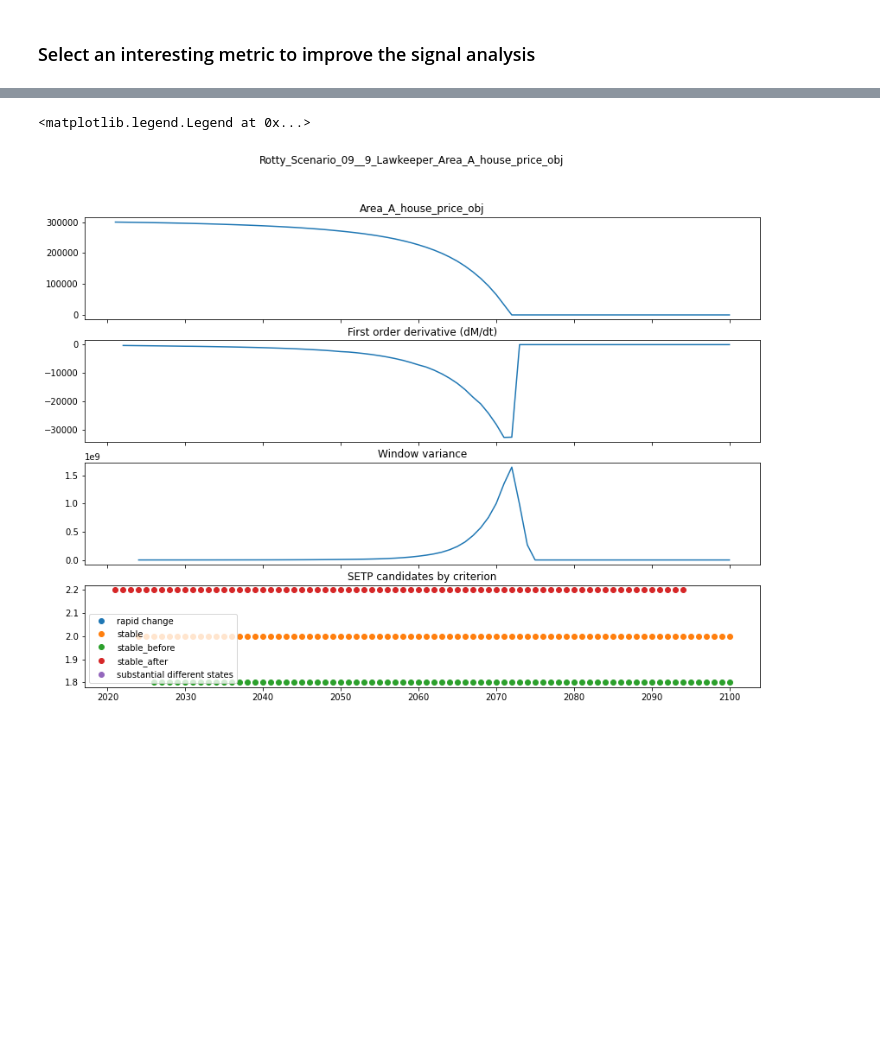
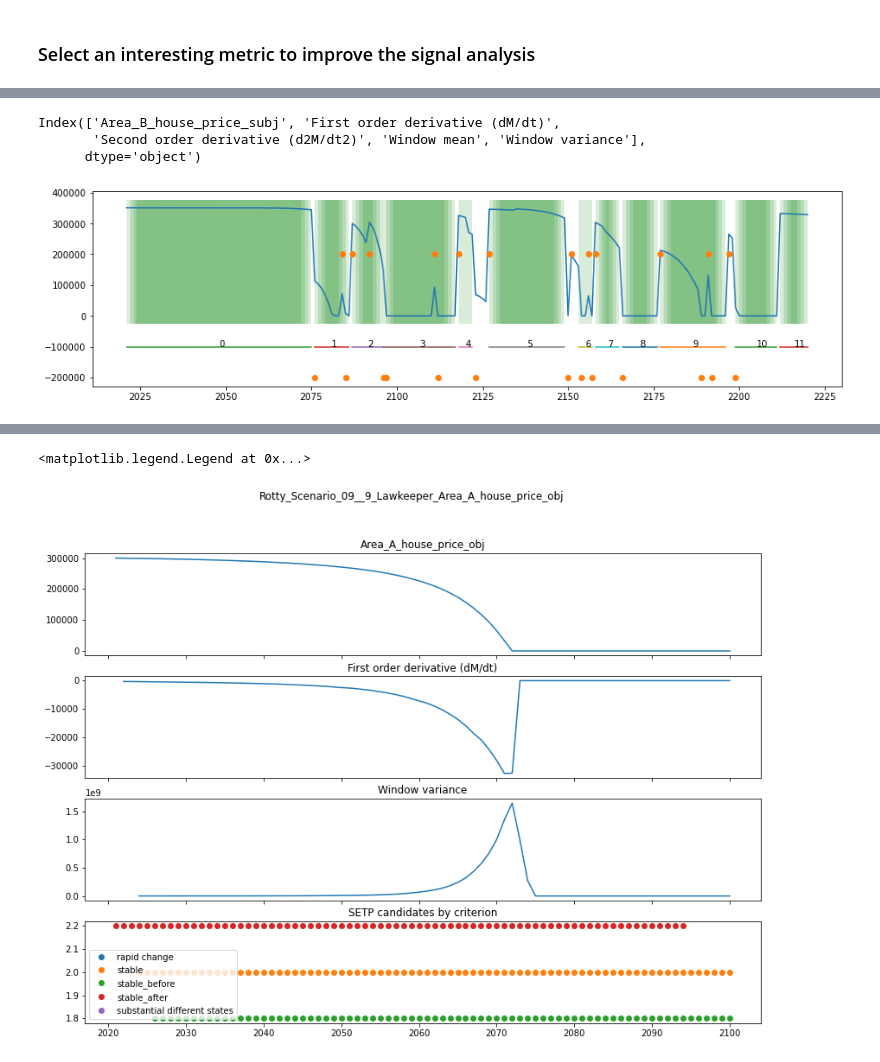
Before and after one commit to keesvanginkel/Urban-SETP, a Jupyter notebook: Tipping point identification_new.ipynb, the cells around one changed output, grey strips where cells are left out. Cells and saved outputs as stored; diff of their text form; code cells hidden in the pictures; blank space fills up the shorter version.

```diff
--- a/Tipping point identification_new.ipynb
+++ b/Tipping point identification_new.ipynb
@@ -125,0 +115,44 @@ plt.legend(loc='lower left')
+# %%
+M = M_sel[0]
+
+fig, ax = plt.subplots(nrows=1,figsize=(15,4))
+print(M.statistics.columns)
+col = M.statistics.columns[0]
+ax = M.statistics[col].plot(ax=ax)
+
+
+### PLOT STABLE STATES AS SHADED AREAS ###
+#Windows have length 'window'
+#shading starts at - window t
+
+#Add all not-nan values as a starting point for a box
+boxes_left = []
+series = M.candidates['stable']
+for index,value in series.items():
+    if not np.isnan(value): #this is a relevant value
+        boxes_left.append(index)
+boxes_left
+
+patches_list=[]
+for year in boxes_left:
+    art = patches.Rectangle((year-window,- 25_000),window,400_000)
+    patches_list.append(art)
+
+pc = PatchCollection(patches_list,facecolor='green',alpha=0.15)
+ax.add_collection(pc)
+
+### PLOT TIPPING POINTS
+((M.candidates['rapid change'].loc[2020:2200])*200_000).plot(style='o',ax=ax)
+
+### Plot states
+M.stable_states = find_states(series,2.0) #returns begin and end years of stable states
+for i,state in enumerate(M.stable_states):
+    x_values = list(range(state[0]-window,state[1]+1))
+    y_value = -100_000
+    ax.plot(x_values,[y_value]*len(x_values))
+    ax.text(sum(x_values)/len(x_values),y_value,str(i))
+# %% [output]
+Index(['Area_B_house_price_subj', 'First order derivative (dM/dt)',
+       'Second order derivative (d2M/dt2)', 'Window mean', 'Window variance'],
+      dtype='object')
+[figure, added]
```
Also changed, not shown: parts of 18 cells of this notebook, 18 other files.
